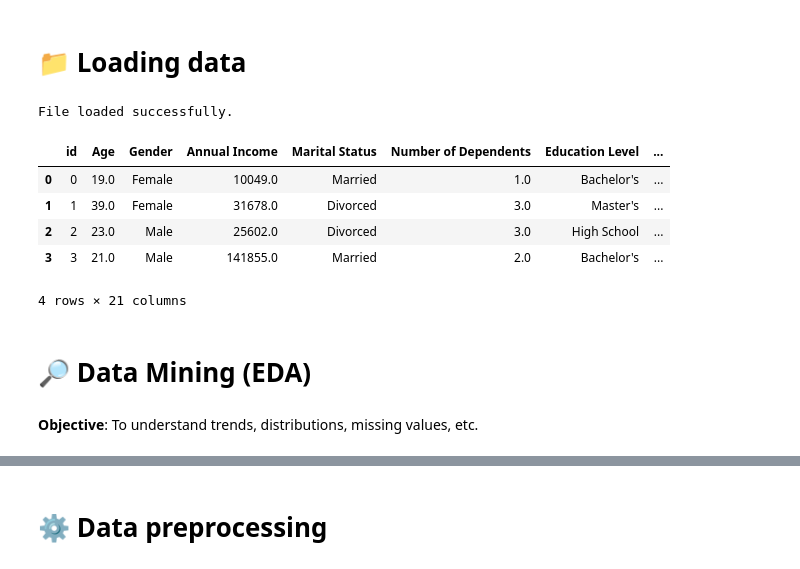
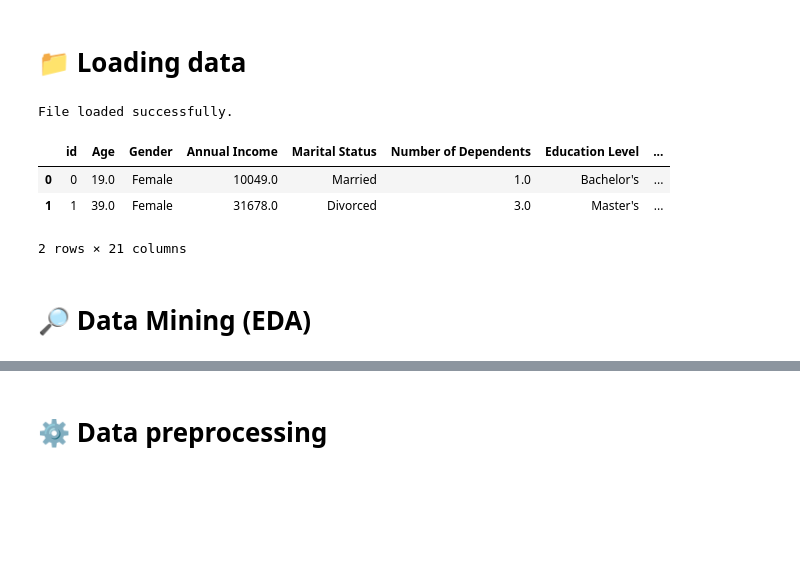
Before and after one commit to thcarole1/Regression_with_an_Insurance_Dataset, a Jupyter notebook: notebooks/00_Insurance Premium Prediction.ipynb, the cells around one changed output, grey strips where cells are left out. Drawn from its saved outputs; the diff is of its cells as text; code cells hidden in the pictures; blank space fills up the shorter version.

```diff
--- a/notebooks/00_Insurance Premium Prediction.ipynb
+++ b/notebooks/00_Insurance Premium Prediction.ipynb
@@ -30,13 +32,5 @@ if os.path.exists(data_path):
 else:
     print(f"File not found: {data_path}")
     sys.exit()  # Exits the script here
-
-train_data.head(4)
 # %% [output]
 File loaded successfully.
-|  | id | Age | Gender | Annual Income | Marital Status | Number of Dependents | Education Level | ... |
-| 0 | 0 | 19.0 | Female | 10049.0 | Married | 1.0 | Bachelor's | ... |
-| 1 | 1 | 39.0 | Female | 31678.0 | Divorced | 3.0 | Master's | ... |
-| 2 | 2 | 23.0 | Male | 25602.0 | Divorced | 3.0 | High School | ... |
-| 3 | 3 | 21.0 | Male | 141855.0 | Married | 2.0 | Bachelor's | ... |
-4 rows × 21 columns
@@ -47,0 +37,8 @@ train_data.head()
+# %%
+# Overview of the first lines
+train_data.head(2)
+# %% [output]
+|  | id | Age | Gender | Annual Income | Marital Status | Number of Dependents | Education Level | ... |
+| 0 | 0 | 19.0 | Female | 10049.0 | Married | 1.0 | Bachelor's | ... |
+| 1 | 1 | 39.0 | Female | 31678.0 | Divorced | 3.0 | Master's | ... |
+2 rows × 21 columns
@@ -48,4 +52,2 @@ train_data.head()
 # %% [markdown]
 # 🔎 Data Mining (EDA)
-# %% [markdown]
-**Objective**: To understand trends, distributions, missing values, etc.
```
Also changed, not shown: parts of 25 cells of this notebook.
